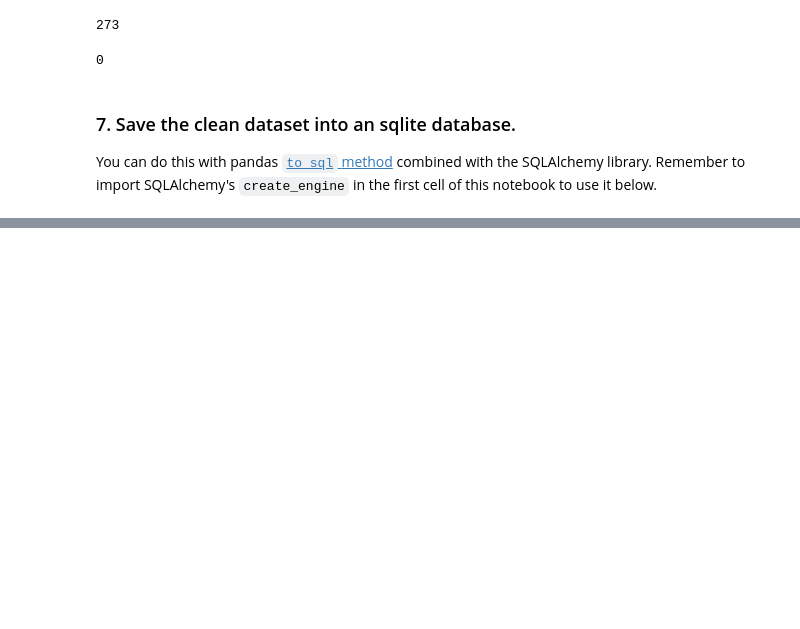
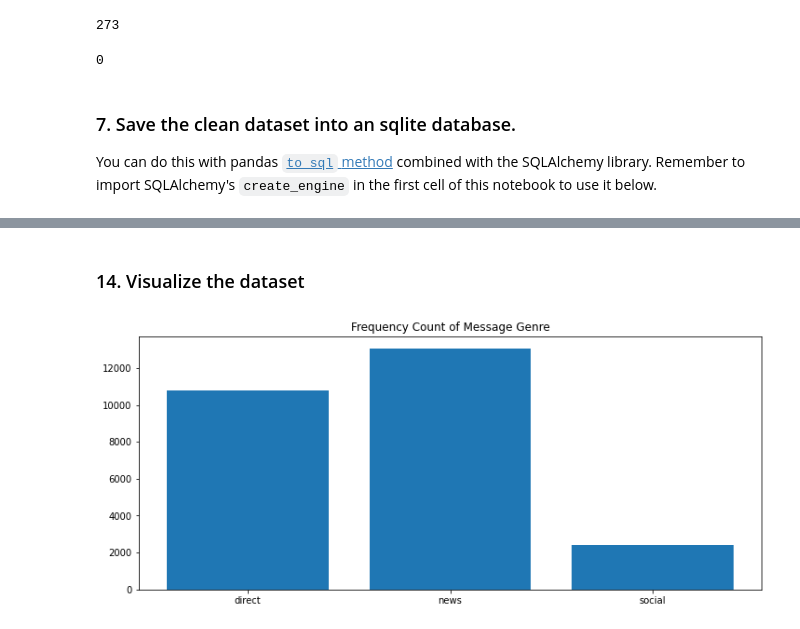
Before and after one commit to ikennanwosu/Disaster_Response_Pipeline, a Jupyter notebook: ETL_Pipeline.ipynb, the cells around one changed output, grey strips where cells are left out. Cells and saved outputs as stored; diff of their text form; code cells hidden in the pictures; blank space fills up the shorter version.

Commit message:
feat: A new feature
Added visualisations to the notebook

```diff
--- a/ETL_Pipeline.ipynb
+++ b/ETL_Pipeline.ipynb
@@ -21,7 +29,7 @@ messages.head()
 | 4 | 12 | says: west side of Haiti, rest of... | facade ouest d Haiti et le reste ... | direct |
 # %%
 # load categories dataset
-categories = pd.read_csv('categories.csv')
+categories = pd.read_csv('data/disaster_categories.csv')
 categories.head()
 # %% [output]
 |  | id | categories |
@@ -164,0 +175,5 @@ Use the template file attached in the Resources folder to write a script that ru
+# %%
+# Paths to files
+messages_filepath = 'data/disaster_messages.csv'
+categories_filepath = 'data/disaster_categories.csv'
+database_filepath = 'data/DisasterResponse.db'
@@ -164,0 +182,14 @@ Use the template file attached in the Resources folder to write a script that ru
+# %%
+def load_data(messages_filepath, categories_filepath):
+    """
+        Reads in and mergese the datasets
+
+        args:
+            messages_filepath: path to the messages.csv file
+            categories_filepath: path to the categories.csv file
+    """
+
+    messages = pd.read_csv(messages_filepath)
+    categories = pd.read_csv(categories_filepath)
+
+    return pd.merge(messages, categories, on='id')
@@ -164,0 +269,11 @@ Use the template file attached in the Resources folder to write a script that ru
+# %%
+print('Loading data...\n    MESSAGES: {}\n    CATEGORIES: {}'.format(messages_filepath, categories_filepath))
+df = load_data(messages_filepath, categories_filepath)
+
+print('Cleaning data...')
+df = clean_data(df)
+
+print('Saving data...\n    DATABASE: {}'.format(database_filepath))
+save_data(df, database_filepath)
+
+print('Cleaned data saved to database!')
@@ -164,0 +288,12 @@ Use the template file attached in the Resources folder to write a script that ru
+# %% [markdown]
+### 14. Visualize the dataset
+# %%
+# Group the data by the genre of the messages
+genre_counts = df.groupby('genre').count()['message']
+genre_names = list(genre_counts.index)
+
+plt.figure(figsize=(12,5))
+plt.bar(genre_names, genre_counts)
+plt.title("Frequency Count of Message Genre");
+# %% [output]
+[figure, added]
```
Also changed, not shown: parts of 19 cells of this notebook.
